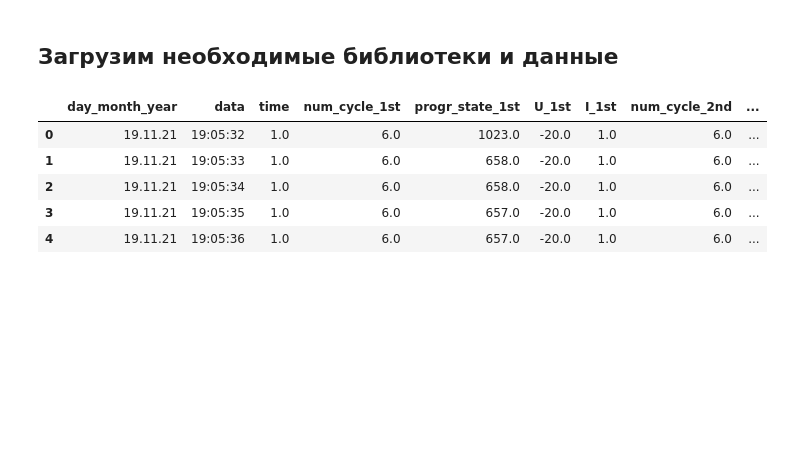
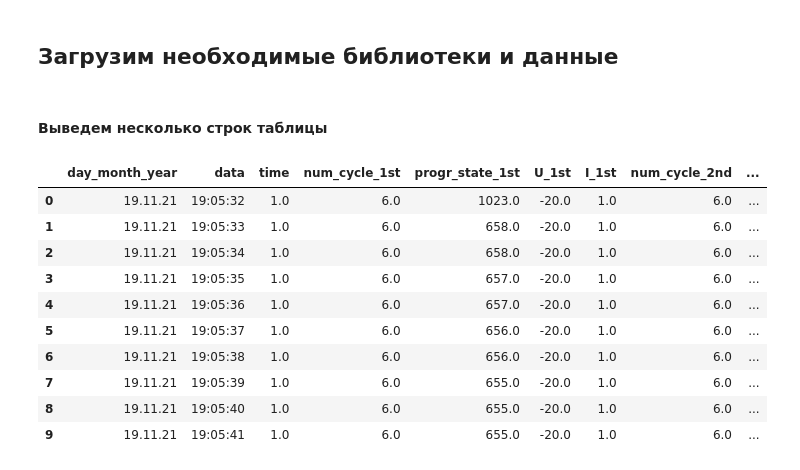
Before and after one commit to Argen7umCode/nsu_project_battery, a Jupyter notebook: battary_analysis.ipynb, the cells around one changed output. Cells and saved outputs as stored; diff of their text form; code cells hidden in the pictures; blank space fills up the shorter version.

```diff
--- a/battary_analysis.ipynb
+++ b/battary_analysis.ipynb
@@ -10,12 +9,19 @@ cols = ('day_month_year','data', 'time', 'num_cycle_1st', 'progr_state_1st', 'U_
                         'num_cycle_2nd', 'progr_state_2nd', 'U_2nd', 'I_2nd',
                         'num_cycle_3rd', 'progr_state_3rd', 'U_3rd', 'I_3rd')
 df = pd.read_csv('data/1-20-0.5-5.csv', sep=';', skiprows=[0,1,2], names=cols)
+# %% [markdown]
+#### Выведем несколько строк таблицы
 # %%
-df.head()
+df.head(10)
 # %% [output]
 |  | day_month_year | data | time | num_cycle_1st | progr_state_1st | U_1st | I_1st | num_cycle_2nd | ... |
 | 0 | 19.11.21 | 19:05:32 | 1.0 | 6.0 | 1023.0 | -20.0 | 1.0 | 6.0 | ... |
 | 1 | 19.11.21 | 19:05:33 | 1.0 | 6.0 | 658.0 | -20.0 | 1.0 | 6.0 | ... |
 | 2 | 19.11.21 | 19:05:34 | 1.0 | 6.0 | 658.0 | -20.0 | 1.0 | 6.0 | ... |
 | 3 | 19.11.21 | 19:05:35 | 1.0 | 6.0 | 657.0 | -20.0 | 1.0 | 6.0 | ... |
 | 4 | 19.11.21 | 19:05:36 | 1.0 | 6.0 | 657.0 | -20.0 | 1.0 | 6.0 | ... |
+| 5 | 19.11.21 | 19:05:37 | 1.0 | 6.0 | 656.0 | -20.0 | 1.0 | 6.0 | ... |
+| 6 | 19.11.21 | 19:05:38 | 1.0 | 6.0 | 656.0 | -20.0 | 1.0 | 6.0 | ... |
+| 7 | 19.11.21 | 19:05:39 | 1.0 | 6.0 | 655.0 | -20.0 | 1.0 | 6.0 | ... |
+| 8 | 19.11.21 | 19:05:40 | 1.0 | 6.0 | 655.0 | -20.0 | 1.0 | 6.0 | ... |
+| 9 | 19.11.21 | 19:05:41 | 1.0 | 6.0 | 655.0 | -20.0 | 1.0 | 6.0 | ... |
```
Also changed, not shown: parts of 16 cells of this notebook.
